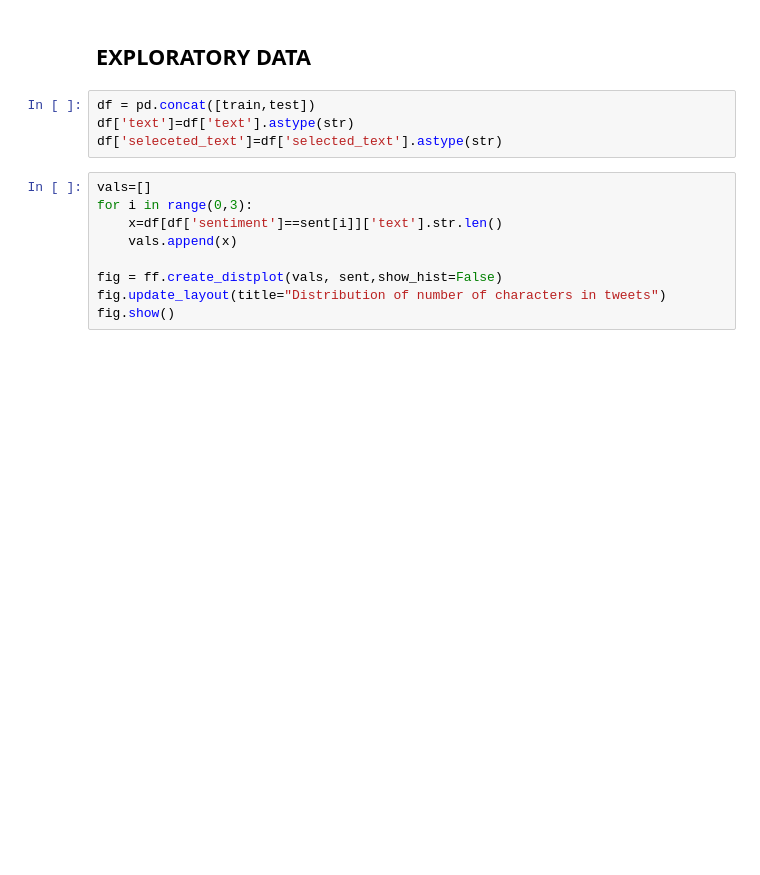
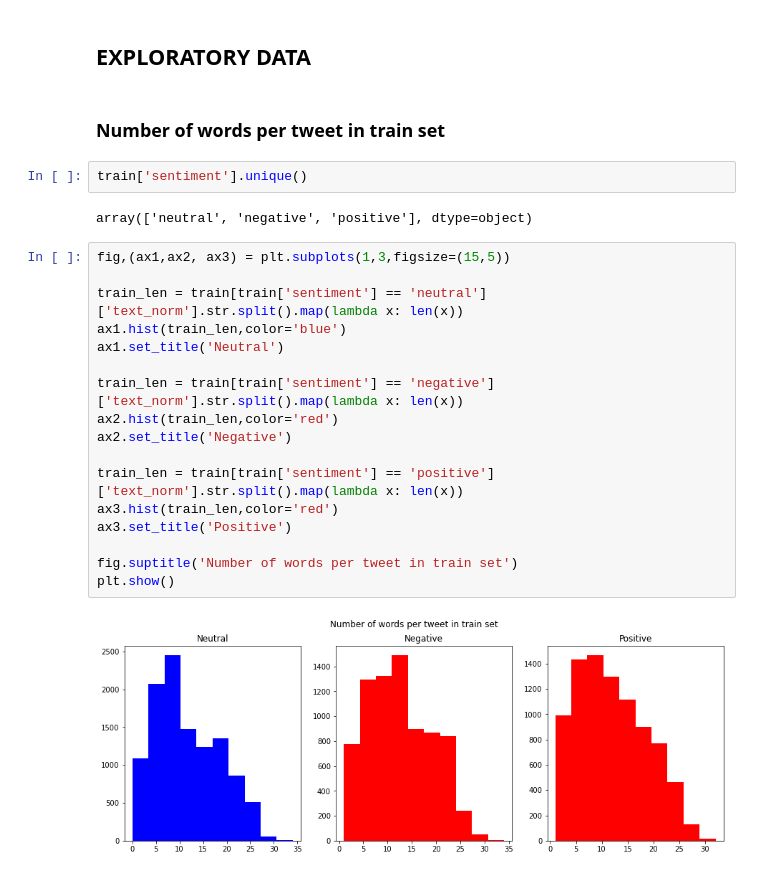
Before and after one commit to ndah-e/nlp-playground, a Jupyter notebook: Tweet_Sentiment_Extraction/Tweet_Sentiment_Extraction.ipynb, the cells around one changed output. Cells and saved outputs as stored; diff of their text form; blank space fills up the shorter version.

```diff
--- a/Tweet_Sentiment_Extraction/Tweet_Sentiment_Extraction.ipynb
+++ b/Tweet_Sentiment_Extraction/Tweet_Sentiment_Extraction.ipynb
@@ -472,15 +289,27 @@ train[train['textID'] == '4f4c4fc327']
 # %% [markdown]
 ## EXPLORATORY DATA
-# %%
-df = pd.concat([train,test])
-df['text']=df['text'].astype(str)
-df['seleceted_text']=df['selected_text'].astype(str)
-# %%
-vals=[]
-for i in range(0,3):
-    x=df[df['sentiment']==sent[i]]['text'].str.len()
-    vals.append(x)
-
-fig = ff.create_distplot(vals, sent,show_hist=False)
-fig.update_layout(title="Distribution of number of characters in tweets")
-fig.show()
+# %% [markdown]
+### Number of words per tweet in train set
+# %%
+train['sentiment'].unique()
+# %% [output]
+array(['neutral', 'negative', 'positive'], dtype=object)
+# %%
+fig,(ax1,ax2, ax3) = plt.subplots(1,3,figsize=(15,5))
+
+train_len = train[train['sentiment'] == 'neutral']['text_norm'].str.split().map(lambda x: len(x))
+ax1.hist(train_len,color='blue')
+ax1.set_title('Neutral')
+
+train_len = train[train['sentiment'] == 'negative']['text_norm'].str.split().map(lambda x: len(x))
+ax2.hist(train_len,color='red')
+ax2.set_title('Negative')
+
+train_len = train[train['sentiment'] == 'positive']['text_norm'].str.split().map(lambda x: len(x))
+ax3.hist(train_len,color='red')
+ax3.set_title('Positive')
+
+fig.suptitle('Number of words per tweet in train set')
+plt.show()
+# %% [output]
+[figure, added]
```
Also changed, not shown: parts of 71 cells of this notebook, 2 other files.
